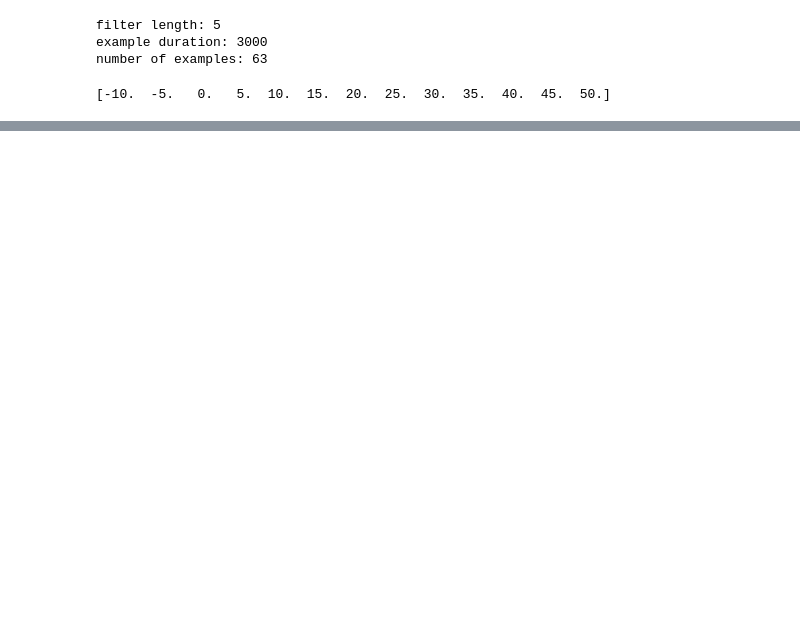
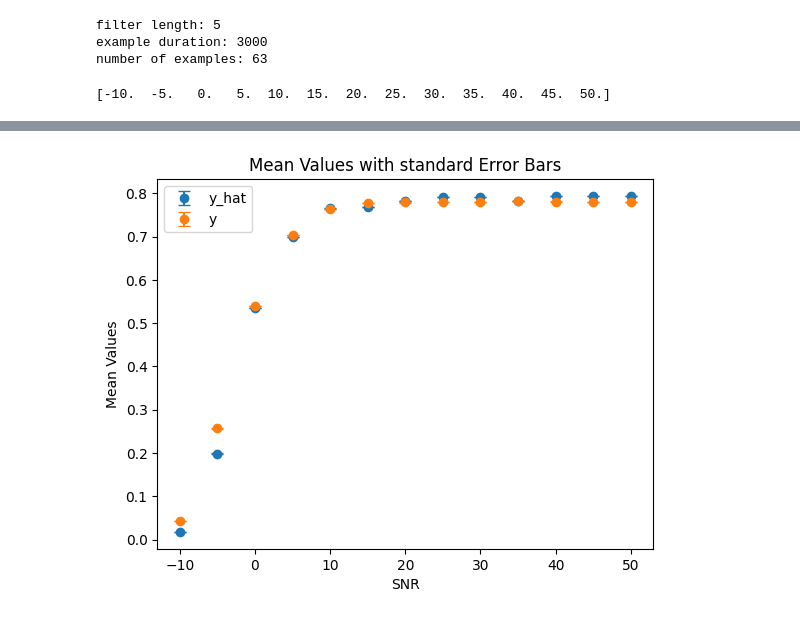
Before and after one commit to hadasbenisty/sparse-representation-neuro, a Jupyter notebook: behavioral_liniar_analysis/simulated_data_behave_snr_comperrison.ipynb, the cells around one changed output, grey strips where cells are left out. Saved outputs shown, nothing was run; the diff lists cells and outputs as text; code cells hidden in the pictures; blank space fills up the shorter version.

```diff
--- a/behavioral_liniar_analysis/simulated_data_behave_snr_comperrison.ipynb
+++ b/behavioral_liniar_analysis/simulated_data_behave_snr_comperrison.ipynb
@@ -414,34 +333,36 @@ df.to_csv(csv_filename, index=False)
 import matplotlib.pyplot as plt
 import pandas as pd
 
-df = pd.pandas.read_csv('results\simulated_behave_data_comperison_dialated_new_kernel.csv')
+df = pd.pandas.read_csv('results\simulated_behave_data_comperison_dialated_new_kernel2.csv')
 
 # Group the data by SNR and calculate mean and variance
 grouped = df.groupby('SNR').agg({'F1 score y_hat': ['mean', 'std','count']})
 
 # Extract the mean and variance values
 means = grouped['F1 score y_hat']['mean']
 std = grouped['F1 score y_hat']['std']
 standard_error = std/grouped['F1 score y_hat']['count']
 
 # Create a bar plot with error bars
 plt.errorbar(means.index, means, yerr=standard_error, fmt='o', capsize=4)
 # Group the data by SNR and calculate mean and variance
 grouped = df.groupby('SNR').agg({'F1 score y': ['mean', 'std','count']})
 
 # Extract the mean and variance values
 means = grouped['F1 score y']['mean']
 std = grouped['F1 score y']['std']
 standard_error = std/grouped['F1 score y']['count']
 
 # Create a bar plot with error bars
 plt.errorbar(means.index, means, yerr=standard_error, fmt='o', capsize=4)
 
 # Add labels and title
 plt.xlabel('SNR')
 plt.ylabel('Mean Values')
 plt.title('Mean Values with standard Error Bars')
 plt.legend(['y_hat','y'])
 
 # Show the plot
 plt.show()
+# %% [output]
+[figure, added]
```
Also changed, not shown: parts of 7 cells of this notebook, 3 other files.
